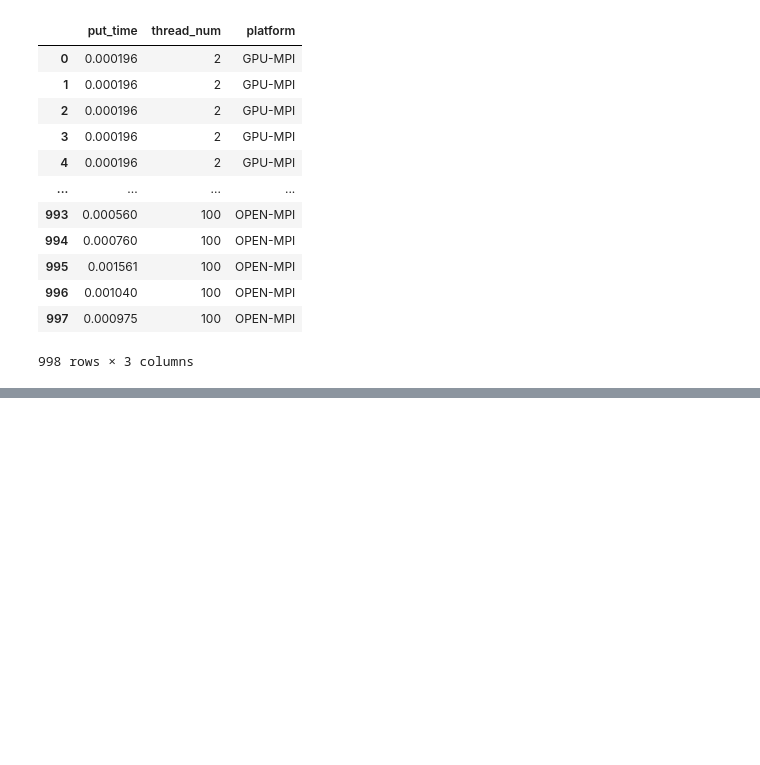
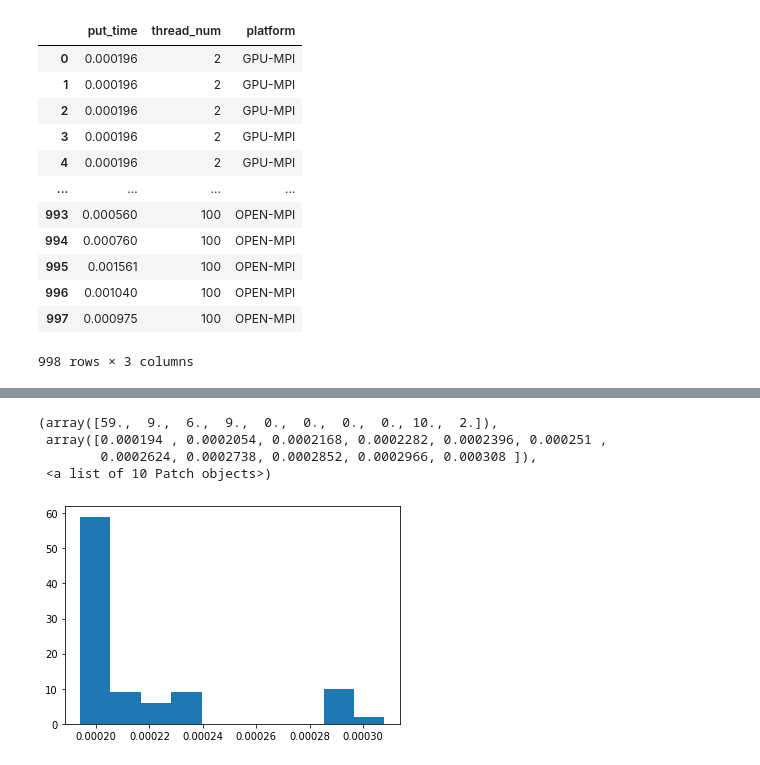
Before and after one commit to sinoyou/DPHPC-ETHZ-AS21-Visualization, a Jupyter notebook: DPHPC_ETHZ_AS21_Data_Visualization.ipynb, the cells around one changed output, grey strips where cells are left out. Cells and saved outputs as stored; diff of their text form; code cells hidden in the pictures; blank space fills up the shorter version.

```diff
--- a/DPHPC_ETHZ_AS21_Data_Visualization.ipynb
+++ b/DPHPC_ETHZ_AS21_Data_Visualization.ipynb
@@ -99,0 +93,11 @@ thread_time_data[thread_time_data['platform'] == 'GPU-MPI']
+# %%
+# put time statistics for [gpu] [thread_num = 20/10]
+data_select = thread_time_data[thread_time_data['platform'] == 'GPU-MPI']
+data_select_10 = data_select[data_select['thread_num'] == 10]
+plt.hist(data_select_10['put_time'])
+# %% [output]
+(array([59.,  9.,  6.,  9.,  0.,  0.,  0.,  0., 10.,  2.]),
+ array([0.000194 , 0.0002054, 0.0002168, 0.0002282, 0.0002396, 0.000251 ,
+        0.0002624, 0.0002738, 0.0002852, 0.0002966, 0.000308 ]),
+ <a list of 10 Patch objects>)
+[figure, added]
```
Also changed, not shown: parts of 7 cells of this notebook.
